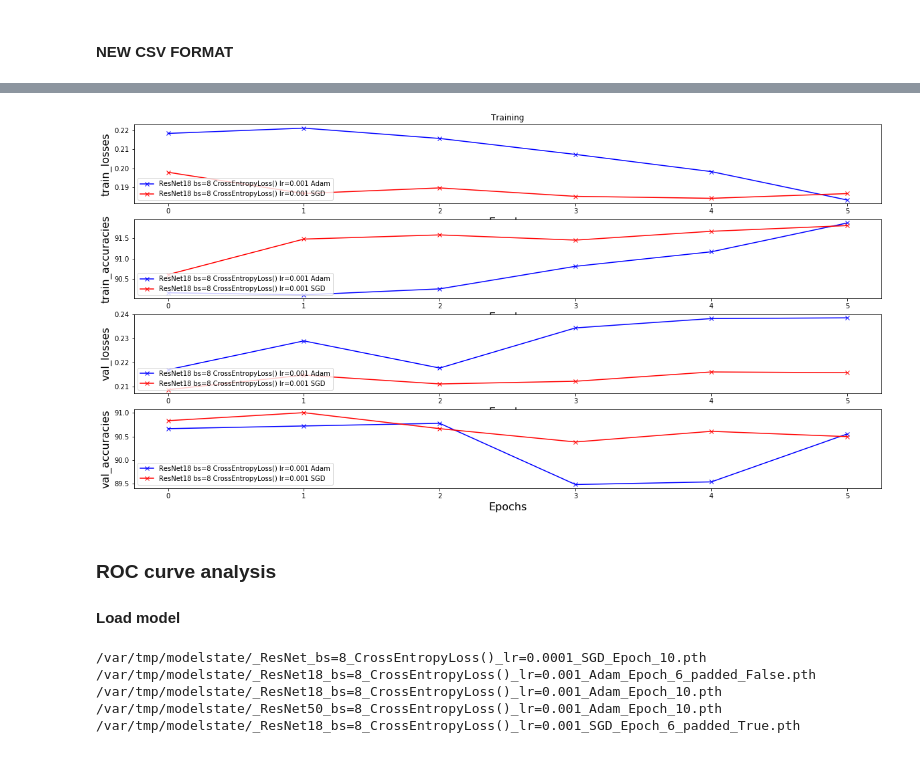
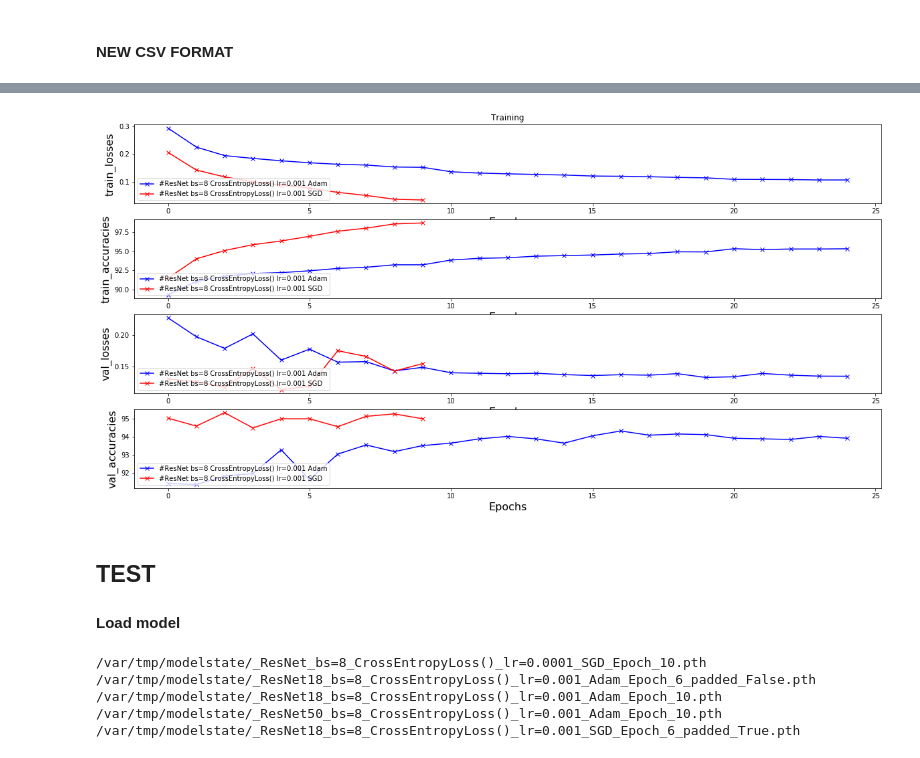
Before and after one commit to svapili/FS2019_ATML_Group2, a Jupyter notebook: scripts/FS2019_ATML_group2.ipynb, the cells around one changed output, grey strips where cells are left out. Drawn from its saved outputs; the diff is of its cells as text; code cells hidden in the pictures.

```diff
--- a/scripts/FS2019_ATML_group2.ipynb
+++ b/scripts/FS2019_ATML_group2.ipynb
@@ -395,7 +414,6 @@ for f in files_:
     epochs_s = parameters[6]
     epoch_nr = parameters[7].split('.')[0]
     if lr == "lr=0.001" and batch_size=="bs=8":
-        print(f)
         with open(f) as csv_file:
             csv_reader = csv.reader(csv_file, delimiter=',')
             list_training = []
@@ -413,8 +431,8 @@ for f in files_:
             FP = int(list_training[7][-1])
             FN = int(list_training[8][-1])
 
-            specificity = TP/(TP+FN)
-            sensitivity = TN/(TN+FP)
+            sensitivity = TP/(TP+FN)
+            specificity = TN/(TN+FP)
 
             epochs = list(range(1,len(val_accuracies)))
 
@@ -485,8 +503,8 @@ for f in files:
             FP = int(list_training[16][-1])
             FN = int(list_training[18][-1])
 
-            specificity = TP/(TP+FN)
-            sensitivity = TN/(TN+FP)
+            sensitivity = TP/(TP+FN)
+            specificity = TN/(TN+FP)
 
             epochs = list(range(1,len(val_accuracies)))
 
@@ -675,7 +695,7 @@ Populating the interactive namespace from numpy and matplotlib
 # %% [markdown]
 #### NEW CSV FORMAT
 # %%
-files_ = glob.glob(results_dir + "/-*.csv", recursive=True)
+files_ = glob.glob(results_dir + "/#*.csv", recursive=True)
 files_.sort()
 for i in files_:
     print(i)
@@ -695,7 +705,7 @@ for i in files_:
 # %%
 files_plot = []
-files_plot.append(files_[3])
-files_plot.append(files_[5])
+files_plot.append(files_[0])
+files_plot.append(files_[1])
 
 curve_properties = ['xb-','xr-']
 
@@ -703,7 +713,7 @@ idx = 0
 for f in files_plot:
     file_name = f.rsplit('/')[-1]
     parameters = file_name.split('_')
-    netname = parameters[0].split('-')[1]
+    netname = parameters[0]#.split('-')[1]
     batch_size = parameters[1]
     loss_fn = parameters[2]
     lr = parameters[3]
@@ -734,36 +744,38 @@ for f in files_plot:
         plt.subplot(4, 1, 1)
         plt.plot(train_losses_list,curve_properties[idx],label = netname+batch_size+' '+loss_fn+' '+lr+' '+optimizer)
         plt.legend(loc=3)
         plt.title('Training')
         plt.xlabel('Epochs', fontsize=16)
         plt.ylabel('train_losses', fontsize=16)
 
         train_accuracies_list = (list(np.float_(train_accuracies[1:])))
         plt.subplot(4, 1, 2)
         plt.plot(train_accuracies_list,curve_properties[idx],label = netname+batch_size+' '+loss_fn+' '+lr+' '+optimizer)
         plt.legend(loc=3)
         plt.xlabel('Epochs', fontsize=16)
         plt.ylabel('train_accuracies', fontsize=16)
 
         val_losses_list = (list(np.float_(val_losses[1:])))
         plt.subplot(4, 1, 3)
         plt.plot(val_losses_list,curve_properties[idx],label = netname+batch_size+' '+loss_fn+' '+lr+' '+optimizer)
         plt.legend(loc=3)
         plt.xlabel('Epochs', fontsize=16)
         plt.ylabel('val_losses', fontsize=16)
 
         val_accuracies_list = (list(np.float_(val_accuracies[1:])))
         plt.subplot(4, 1, 4)
         plt.plot(val_accuracies_list,curve_properties[idx],label = netname+batch_size+' '+loss_fn+' '+lr+' '+optimizer)
         plt.legend(loc=3)
         plt.xlabel('Epochs', fontsize=16)
         plt.ylabel('val_accuracies', fontsize=16)
 
+        plt.savefig(results_dir +'/LearningCurves.png')
+
         idx=+1
 # %% [output]
-[figure, old version]
+[figure, new version]
 # %% [markdown]
-### ROC curve analysis
+## TEST
 #### Load model
 # %%
 models_to_load = glob.glob(modelstate_dir + "/_*.pth", recursive=True)
```
Also changed, not shown: parts of 24 cells of this notebook.
